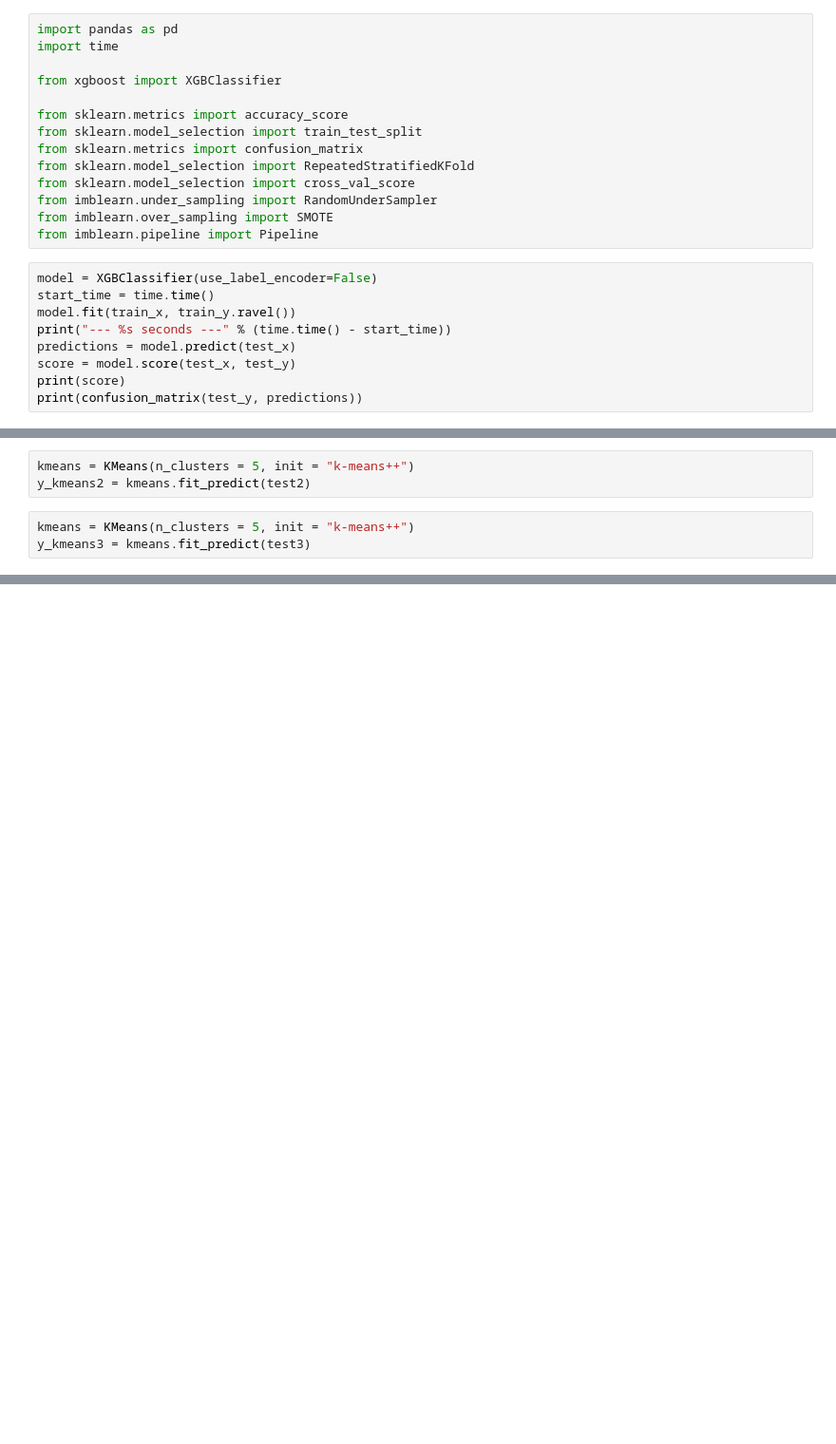
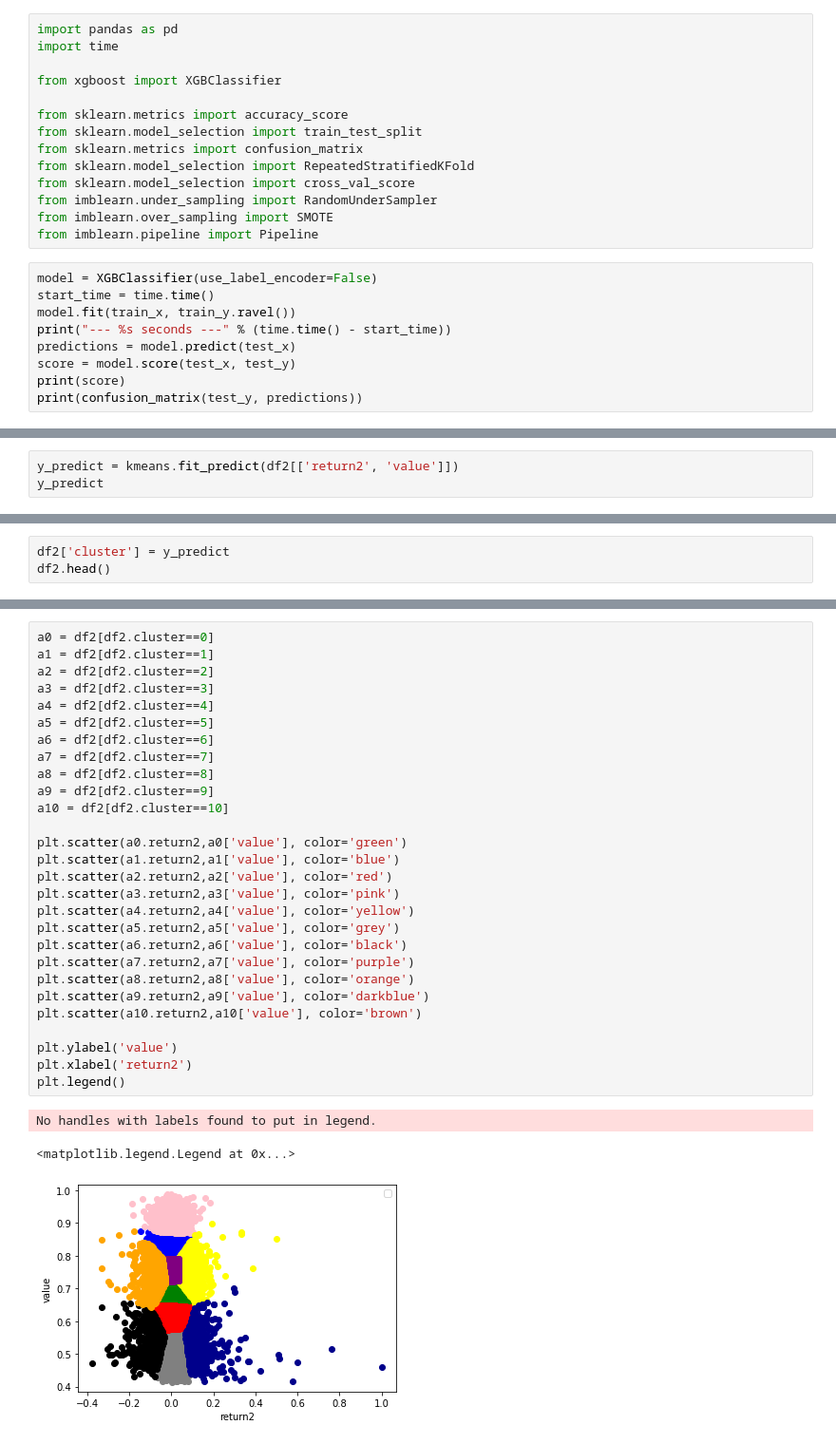
Before and after one commit to viciak98/ML-w-finansach, a Jupyter notebook: umwf2_3.ipynb, the cells around one changed output, grey strips where cells are left out. Shown at 95% size. Cells and saved outputs as stored; diff of their text form; blank space fills up the shorter version.

```diff
--- a/umwf2_3.ipynb
+++ b/umwf2_3.ipynb
@@ -202,6 +173,0 @@ y_kmeans = kmeans.fit_predict(test1)
-# %%
-kmeans = KMeans(n_clusters = 5, init = "k-means++")
-y_kmeans2 = kmeans.fit_predict(test2)
-# %%
-kmeans = KMeans(n_clusters = 5, init = "k-means++")
-y_kmeans3 = kmeans.fit_predict(test3)
@@ -213,0 +174,3 @@ y_kmeans3
+# %%
+y_predict = kmeans.fit_predict(df2[['return2', 'value']])
+y_predict
@@ -213,0 +179,3 @@ y_kmeans3
+# %%
+df2['cluster'] = y_predict
+df2.head()
@@ -213,0 +189,32 @@ y_kmeans3
+# %%
+a0 = df2[df2.cluster==0]
+a1 = df2[df2.cluster==1]
+a2 = df2[df2.cluster==2]
+a3 = df2[df2.cluster==3]
+a4 = df2[df2.cluster==4]
+a5 = df2[df2.cluster==5]
+a6 = df2[df2.cluster==6]
+a7 = df2[df2.cluster==7]
+a8 = df2[df2.cluster==8]
+a9 = df2[df2.cluster==9]
+a10 = df2[df2.cluster==10]
+
+plt.scatter(a0.return2,a0['value'], color='green')
+plt.scatter(a1.return2,a1['value'], color='blue')
+plt.scatter(a2.return2,a2['value'], color='red')
+plt.scatter(a3.return2,a3['value'], color='pink')
+plt.scatter(a4.return2,a4['value'], color='yellow')
+plt.scatter(a5.return2,a5['value'], color='grey')
+plt.scatter(a6.return2,a6['value'], color='black')
+plt.scatter(a7.return2,a7['value'], color='purple')
+plt.scatter(a8.return2,a8['value'], color='orange')
+plt.scatter(a9.return2,a9['value'], color='darkblue')
+plt.scatter(a10.return2,a10['value'], color='brown')
+
+plt.ylabel('value')
+plt.xlabel('return2')
+plt.legend()
+# %% [output]
+No handles with labels found to put in legend.
+<matplotlib.legend.Legend at 0x...>
+[figure, added]
```
Also changed, not shown: parts of 22 cells of this notebook.
